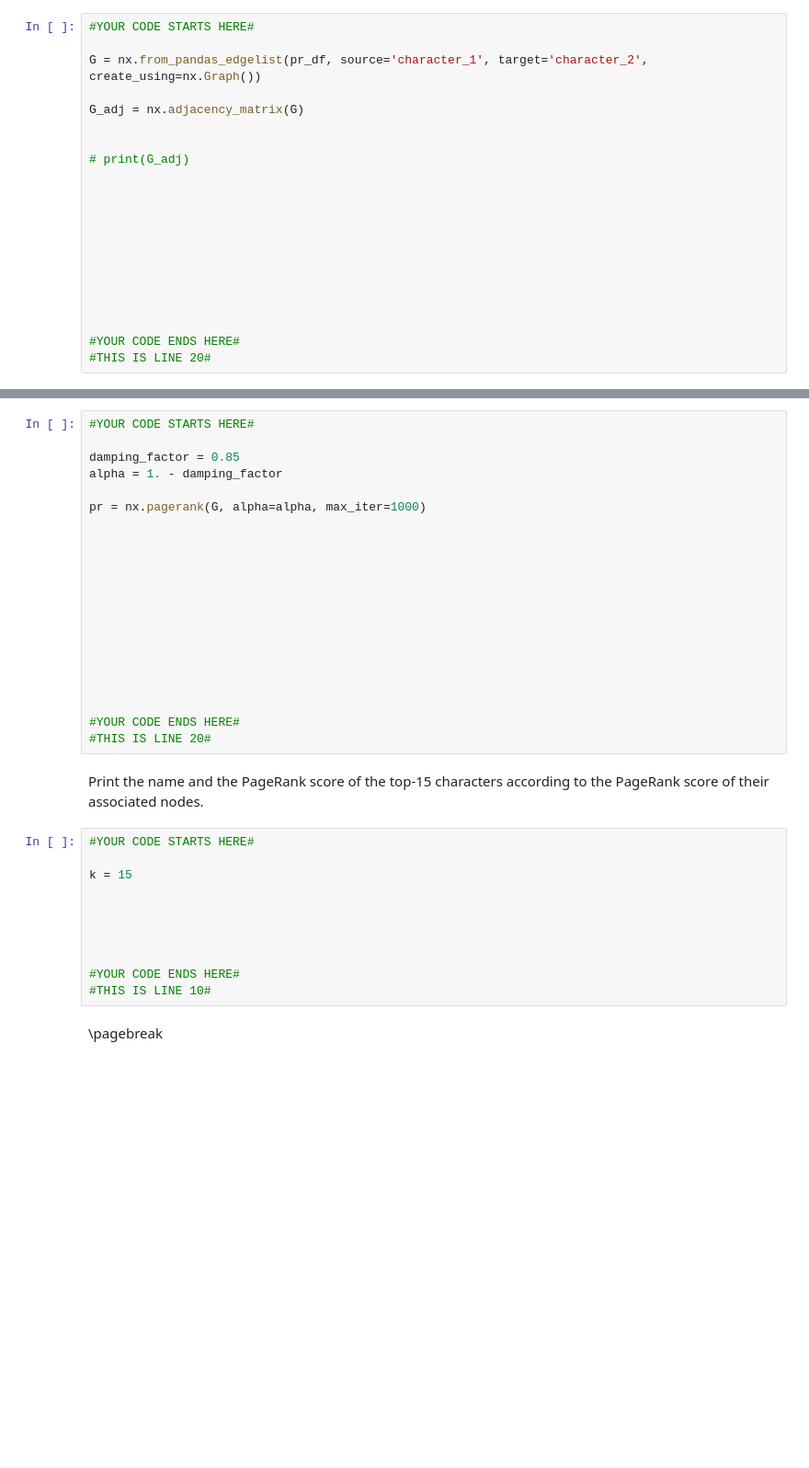
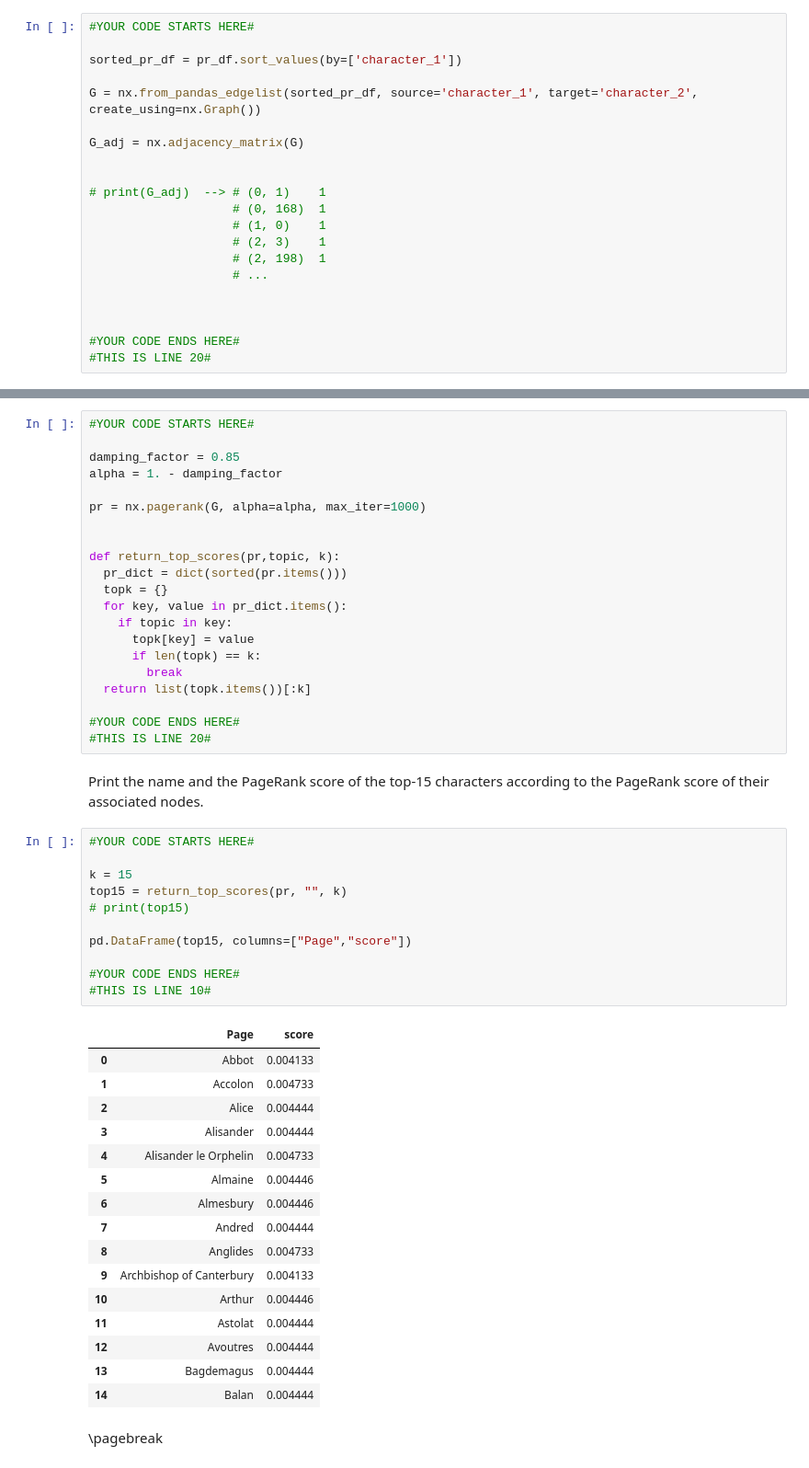
Before and after one commit to Joanna-O-Ben/ADM23_HW1, a Jupyter notebook: HW2/DMT2023_HW2.ipynb, the cells around one changed output, grey strips where cells are left out. Shown at 92% size. Drawn from its saved outputs; the diff is of its cells as text; blank space fills up the shorter version.

```diff
--- a/HW2/DMT2023_HW2.ipynb
+++ b/HW2/DMT2023_HW2.ipynb
@@ -454,19 +452,19 @@ Create the adjacency matrix for the graph, assigning to each character a node id
 # %%
 #YOUR CODE STARTS HERE#
 
-G = nx.from_pandas_edgelist(pr_df, source='character_1', target='character_2', create_using=nx.Graph())
+sorted_pr_df = pr_df.sort_values(by=['character_1'])
+
+G = nx.from_pandas_edgelist(sorted_pr_df, source='character_1', target='character_2', create_using=nx.Graph())
 
 G_adj = nx.adjacency_matrix(G)
 
 
-# print(G_adj)
-
-
-
-
-
-
-
+# print(G_adj)  --> # (0, 1)	1
+                    # (0, 168)	1
+                    # (1, 0)	1
+                    # (2, 3)	1
+                    # (2, 198)	1
+                    # ...
 
 
 
@@ -484,15 +482,15 @@ alpha = 1. - damping_factor
 pr = nx.pagerank(G, alpha=alpha, max_iter=1000)
 
 
-
-
-
-
-
-
-
-
-
+def return_top_scores(pr,topic, k):
+  pr_dict = dict(sorted(pr.items()))
+  topk = {}
+  for key, value in pr_dict.items():
+    if topic in key:
+      topk[key] = value
+      if len(topk) == k:
+        break
+  return list(topk.items())[:k]
 
 #YOUR CODE ENDS HERE#
 #THIS IS LINE 20#
@@ -503,14 +501,31 @@ Print the name and the PageRank score of the top-15 characters according to the
 # %%
 #YOUR CODE STARTS HERE#
 
 k = 15
+top15 = return_top_scores(pr, "", k)
+# print(top15)
 
-
-
-
+pd.DataFrame(top15, columns=["Page","score"])
 
 #YOUR CODE ENDS HERE#
 #THIS IS LINE 10#
+# %% [output]
+|  | Page | score |
+| 0 | Abbot | 0.004133 |
+| 1 | Accolon | 0.004733 |
+| 2 | Alice | 0.004444 |
+| 3 | Alisander | 0.004444 |
+| 4 | Alisander le Orphelin | 0.004733 |
+| 5 | Almaine | 0.004446 |
+| 6 | Almesbury | 0.004446 |
+| 7 | Andred | 0.004444 |
+| 8 | Anglides | 0.004733 |
+| 9 | Archbishop of Canterbury | 0.004133 |
+| 10 | Arthur | 0.004446 |
+| 11 | Astolat | 0.004444 |
+| 12 | Avoutres | 0.004444 |
+| 13 | Bagdemagus | 0.004444 |
+| 14 | Balan | 0.004444 |
 # %% [markdown]
 <div style="page-break-after: always; visibility: hidden">
 \pagebreak
```
Also changed, not shown: parts of 6 cells of this notebook.
